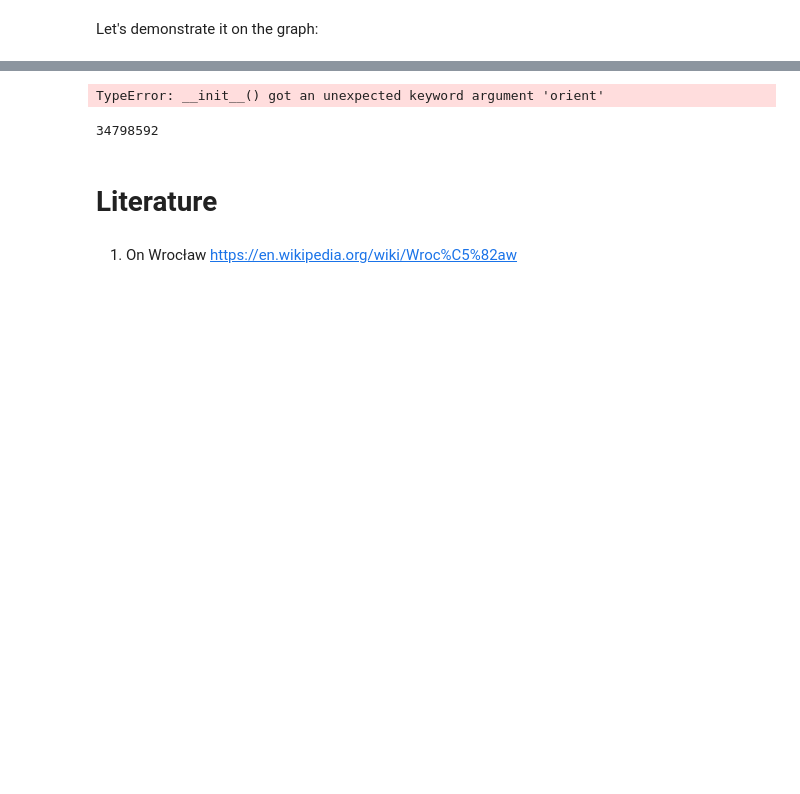
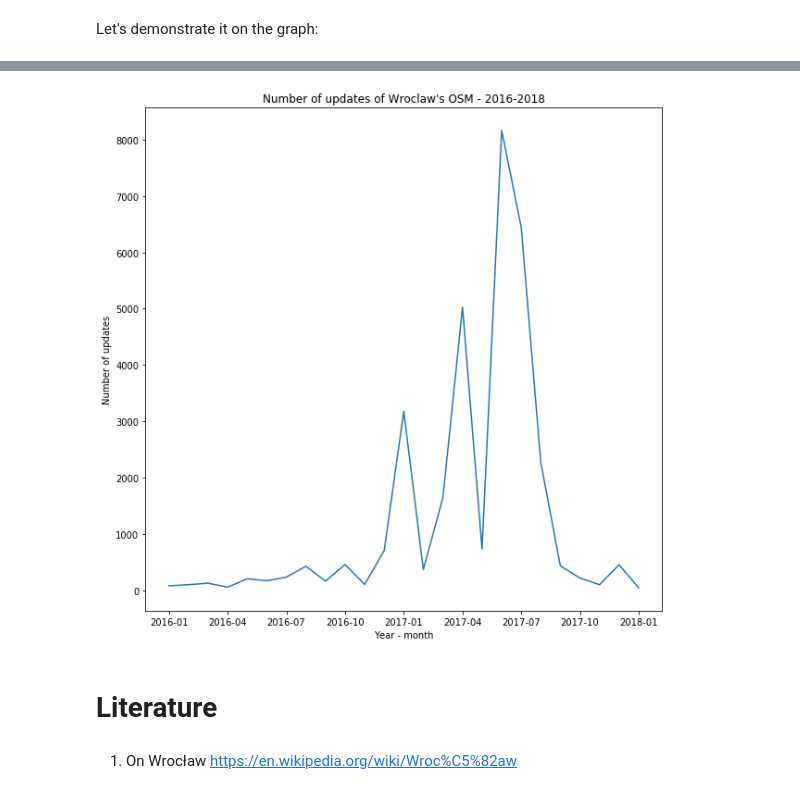
Before and after one commit to ArturTan/Data_Wrangling, a Jupyter notebook: Wrangle OpenStreetMap Data.ipynb, the cells around one changed output, grey strips where cells are left out. Saved outputs shown, nothing was run; the diff lists cells and outputs as text; code cells hidden in the pictures; blank space fills up the shorter version.

```diff
--- a/Wrangle OpenStreetMap Data.ipynb
+++ b/Wrangle OpenStreetMap Data.ipynb
@@ -408,21 +412,16 @@ years = data.fetchall()
 # %%
 plt.rcParams["figure.figsize"] = [10,10]
-last_year = pd.DataFrame({"Month": years.keys()(years), orient="index")
-last_year.columns = ["Month", "Count"]
+last_year = pd.DataFrame({"Month": [i[0] for i in years], "Count": [i[1] for i in years]})
 x=[i for i in range(len(last_year["Month"]))]
 plt.plot(x, last_year["Count"])
 plt.xticks([i for i in range(len(last_year["Month"])) if not i%3],
             [i for num, i in enumerate(last_year["Month"]) if not num%3])
 plt.xlabel("Year - month")
 plt.ylabel("Number of updates")
 plt.title("Number of updates of Wroclaw's OSM - 2016-2018")
 plt.show()
 # %% [output]
-TypeError: __init__() got an unexpected keyword argument 'orient'
+[figure, added]
-# %%
-os.path.getsize("test.db")
-# %% [output]
-34798592
 # %% [markdown]
 # Literature
 # %% [markdown]
```
Also changed, not shown: parts of 19 cells of this notebook, 5 other files.
